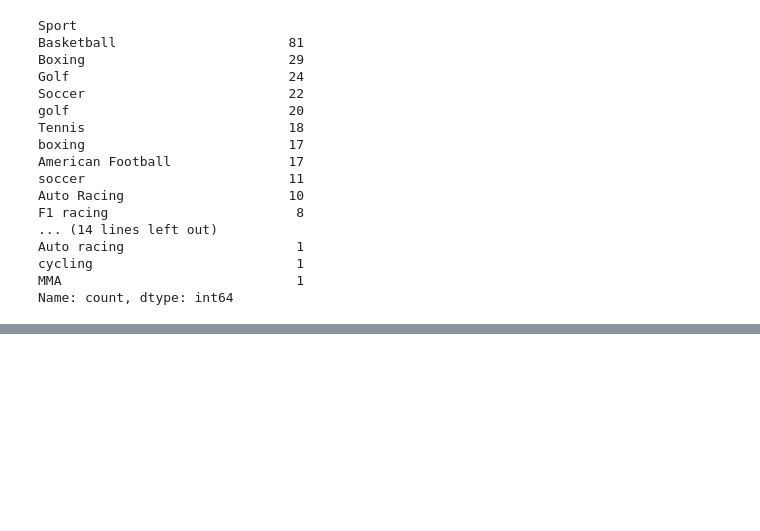
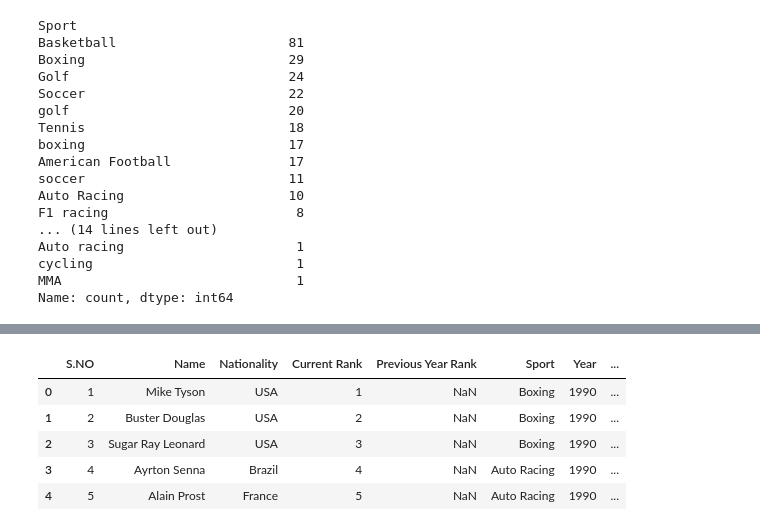
Before and after one commit to cisnerosjp/SMU-Project1-HighestPaidAthletes, a Jupyter notebook: AthletePay.ipynb, the cells around one changed output, grey strips where cells are left out. Saved outputs shown, nothing was run; the diff lists cells and outputs as text; code cells hidden in the pictures; blank space fills up the shorter version.

```diff
--- a/AthletePay.ipynb
+++ b/AthletePay.ipynb
@@ -185,0 +356,3 @@ Name: count, dtype: int64
+# %%
+athlete_df.loc[athlete_df.Sport=="tennis", "Sport"] = "Tennis"
+athlete_df.Sport.value_counts()
@@ -185,0 +459,16 @@ Name: count, dtype: int64
+# %%
+inflation = {}
+
+athlete_df["Inflation"] = inflation
+
+
+
+#athlete_df.loc[athlete_df.Year == 1990, "Inflation"] = 1
+#athlete_df.head()
+# %% [output]
+|  | S.NO | Name | Nationality | Current Rank | Previous Year Rank | Sport | Year | ... |
+| 0 | 1 | Mike Tyson | USA | 1 | NaN | Boxing | 1990 | ... |
+| 1 | 2 | Buster Douglas | USA | 2 | NaN | Boxing | 1990 | ... |
+| 2 | 3 | Sugar Ray Leonard | USA | 3 | NaN | Boxing | 1990 | ... |
+| 3 | 4 | Ayrton Senna | Brazil | 4 | NaN | Auto Racing | 1990 | ... |
+| 4 | 5 | Alain Prost | France | 5 | NaN | Auto Racing | 1990 | ... |
```
Also changed, not shown: parts of 17 cells of this notebook.
